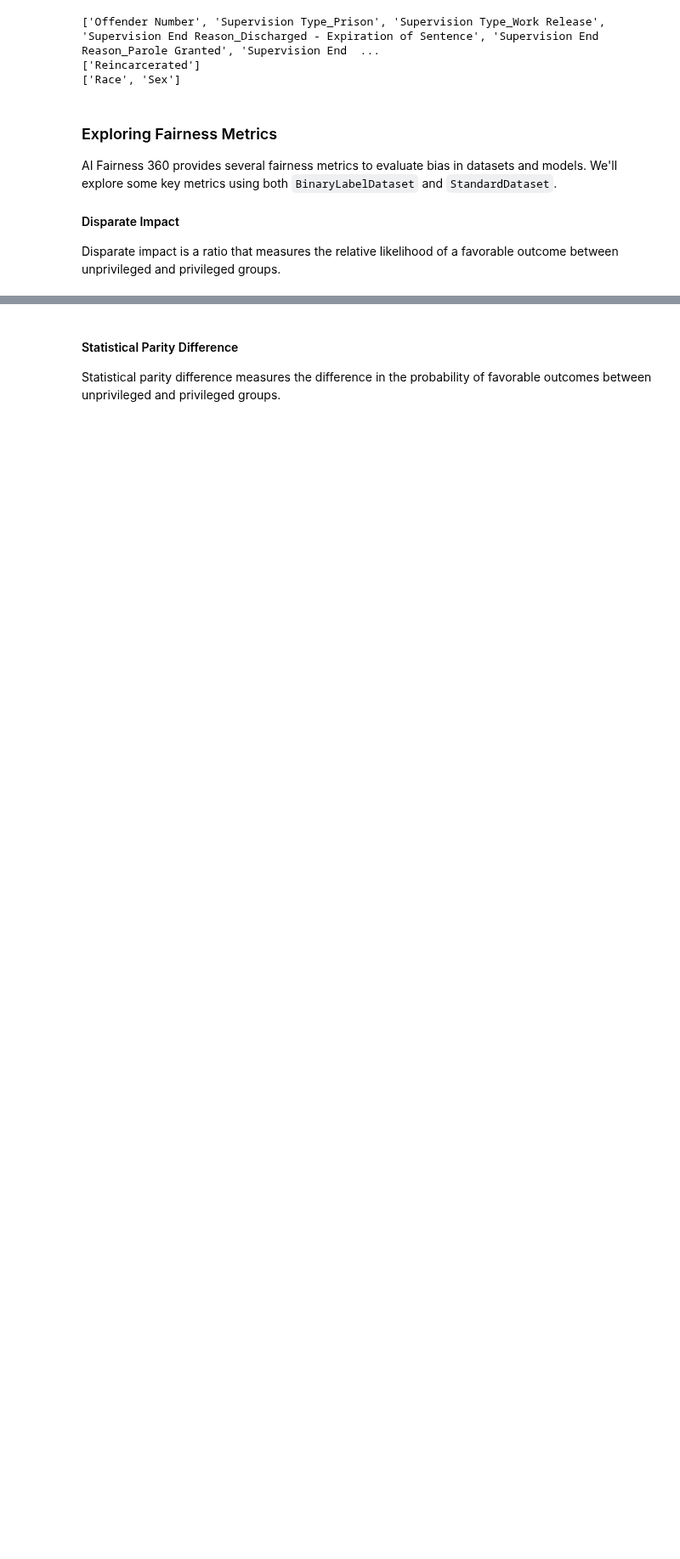
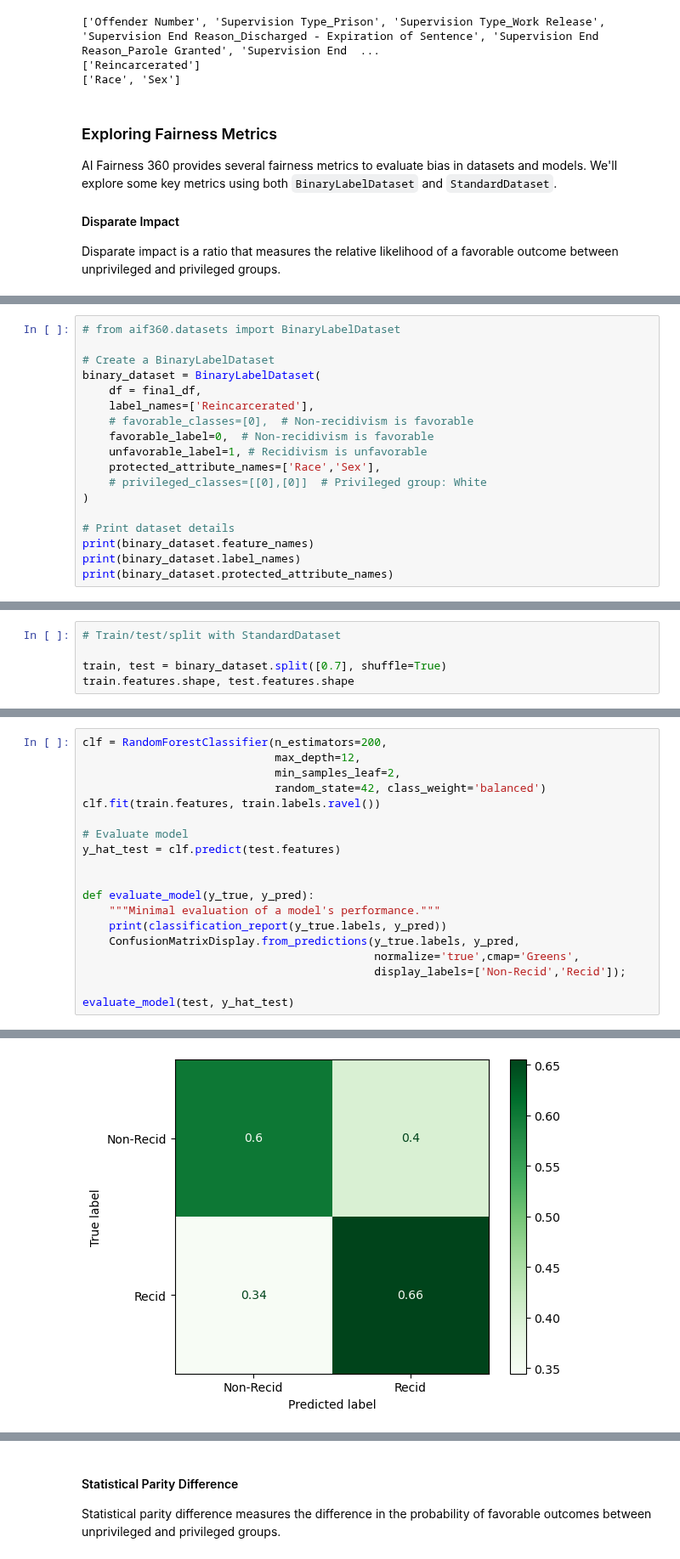
Before and after one commit to jirvingphd/iowa-prisoner-recidivism-mod-3-project, a Jupyter notebook: Blog-AI-Fairness-360.ipynb, the cells around one changed output, grey strips where cells are left out. Shown at 85% size. Drawn from its saved outputs; the diff is of its cells as text; blank space fills up the shorter version.

```diff
--- a/Blog-AI-Fairness-360.ipynb
+++ b/Blog-AI-Fairness-360.ipynb
@@ -270,0 +509,18 @@ Disparate Impact (StandardDataset): 1.0561530353156547
+# %%
+# from aif360.datasets import BinaryLabelDataset
+
+# Create a BinaryLabelDataset
+binary_dataset = BinaryLabelDataset(
+    df = final_df,
+    label_names=['Reincarcerated'],
+    # favorable_classes=[0],  # Non-recidivism is favorable
+    favorable_label=0,  # Non-recidivism is favorable
+    unfavorable_label=1, # Recidivism is unfavorable
+    protected_attribute_names=['Race','Sex'],
+    # privileged_classes=[[0],[0]]  # Privileged group: White
+)
+
+# Print dataset details
+print(binary_dataset.feature_names)
+print(binary_dataset.label_names)
+print(binary_dataset.protected_attribute_names)
@@ -270,0 +533,5 @@ Disparate Impact (StandardDataset): 1.0561530353156547
+# %%
+# Train/test/split with StandardDataset
+
+train, test = binary_dataset.split([0.7], shuffle=True)
+train.features.shape, test.features.shape
@@ -270,0 +543,20 @@ Disparate Impact (StandardDataset): 1.0561530353156547
+# %%
+clf = RandomForestClassifier(n_estimators=200,
+                             max_depth=12,
+                             min_samples_leaf=2,
+                             random_state=42, class_weight='balanced')
+clf.fit(train.features, train.labels.ravel())
+
+# Evaluate model
+y_hat_test = clf.predict(test.features)
+
+
+def evaluate_model(y_true, y_pred):
+    """Minimal evaluation of a model's performance."""
+    print(classification_report(y_true.labels, y_pred))
+    ConfusionMatrixDisplay.from_predictions(y_true.labels, y_pred,
+                                            normalize='true',cmap='Greens',
+                                            display_labels=['Non-Recid','Recid']);
+
+evaluate_model(test, y_hat_test)
+# %% [output]
@@ -270,0 +571 @@ Disparate Impact (StandardDataset): 1.0561530353156547
+[figure, added]
```
Also changed, not shown: parts of 38 cells of this notebook.
